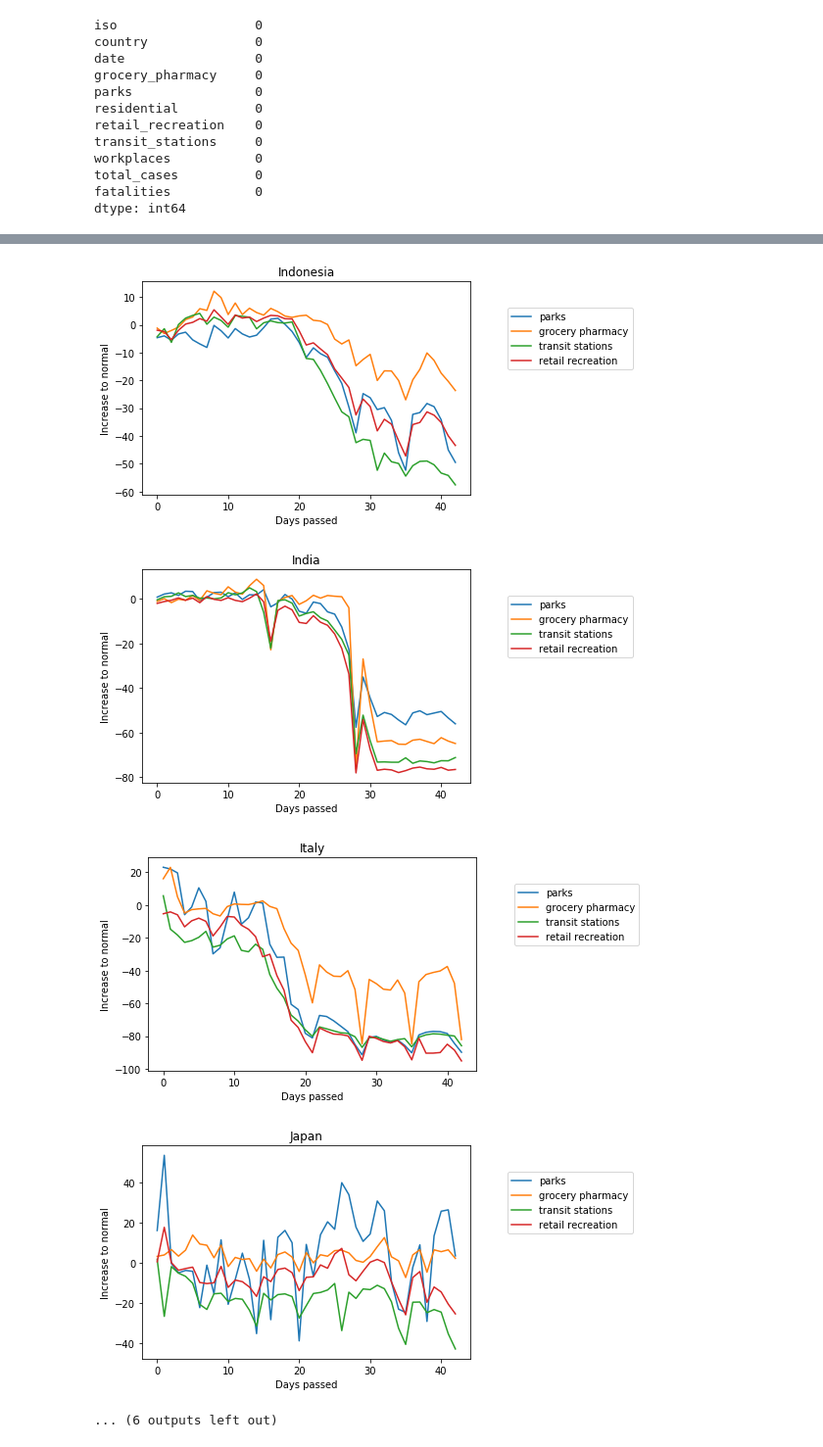
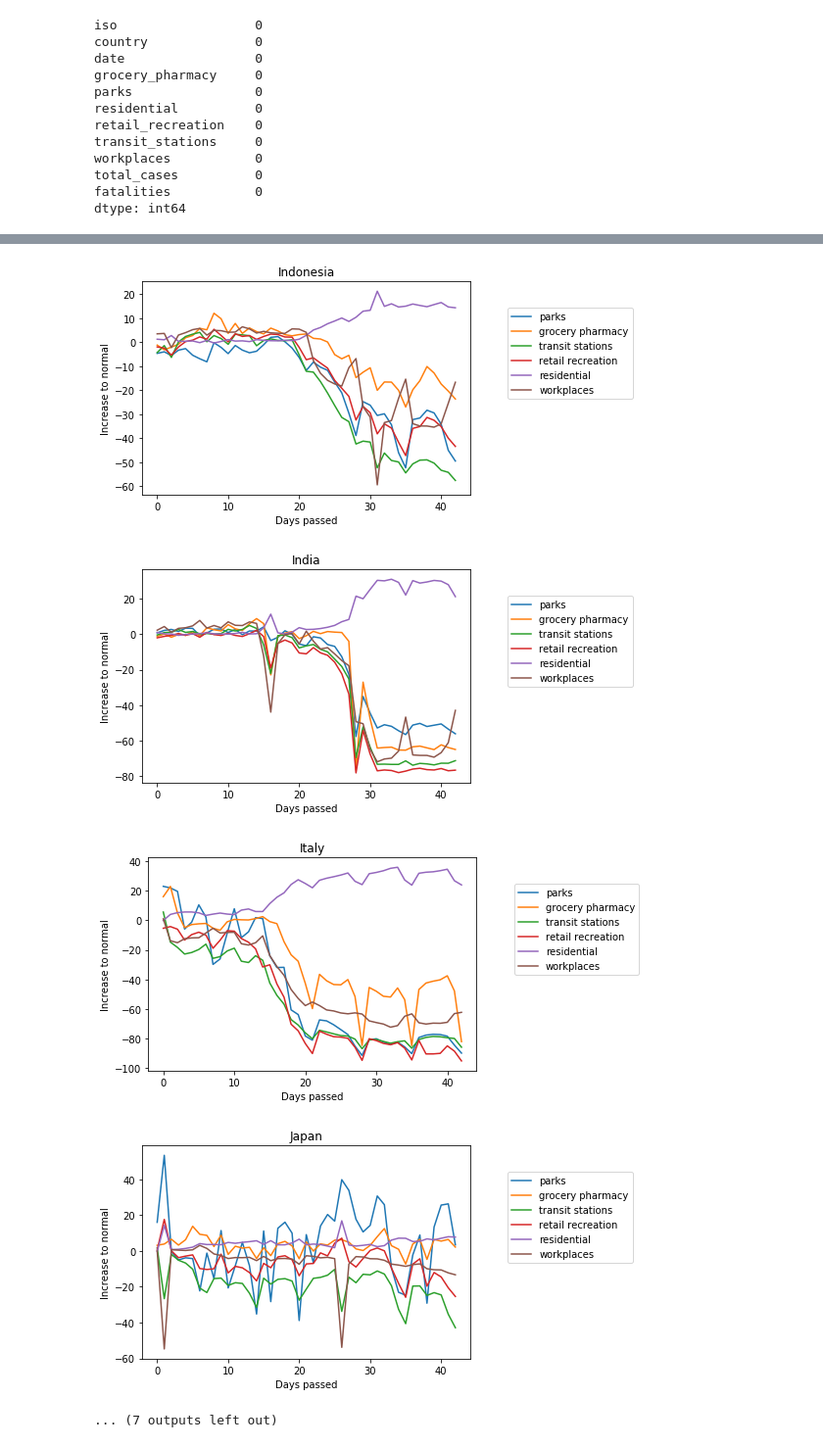
Before and after one commit to anamarisamacedo/FEUP-IART, a Jupyter notebook: TP2/notebook.ipynb, the cells around one changed output, grey strips where cells are left out. Shown at 98% size. Saved outputs shown, nothing was run; the diff lists cells and outputs as text; code cells hidden in the pictures.

```diff
--- a/TP2/notebook.ipynb
+++ b/TP2/notebook.ipynb
@@ -145,6 +115,8 @@ for i in range(0, len(countries)):
     plt.plot(country_rows['passed_days'], country_rows['grocery_pharmacy'], label='grocery pharmacy')
     plt.plot(country_rows['passed_days'], country_rows['transit_stations'], label='transit stations')
     plt.plot(country_rows['passed_days'], country_rows['retail_recreation'], label='retail recreation')
+    plt.plot(country_rows['passed_days'], country_rows['residential'], label='residential')
+    plt.plot(country_rows['passed_days'], country_rows['workplaces'], label='workplaces')
 
     #Title, label and legend
     plt.ylabel('Increase to normal')
@@ -164,7 +136,7 @@ for i in range(0, len(countries)):
-[figure, old version]
+[figure, new version]
-[figure, old version]
+[figure, new version]
-[figure, old version]
+[figure, new version]
-[figure, old version]
+[figure, new version]
-... (6 outputs left out)
+... (7 outputs left out)
 # %%
 #List of all countries in dataset
```
Also changed, not shown: parts of 6 cells of this notebook.
